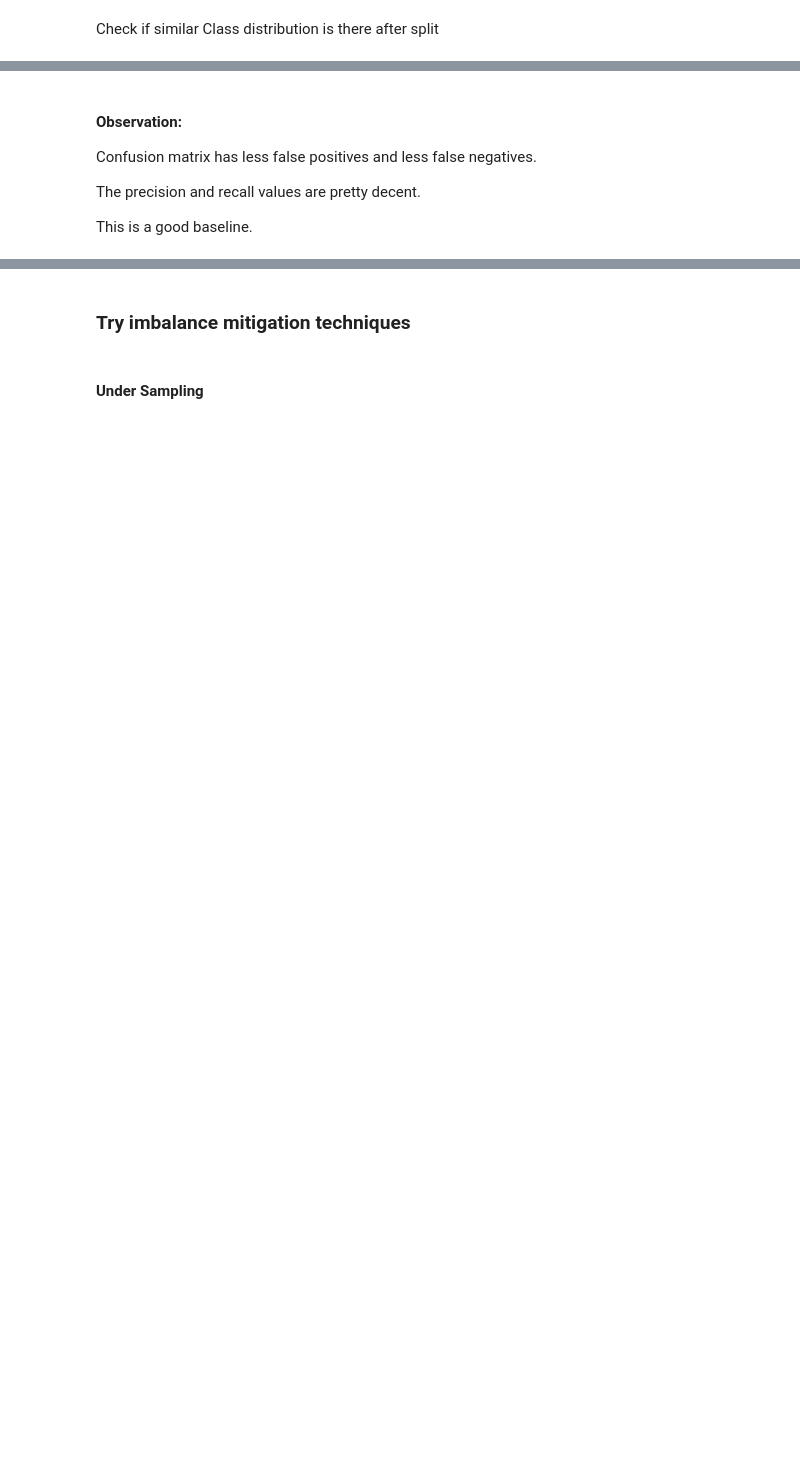
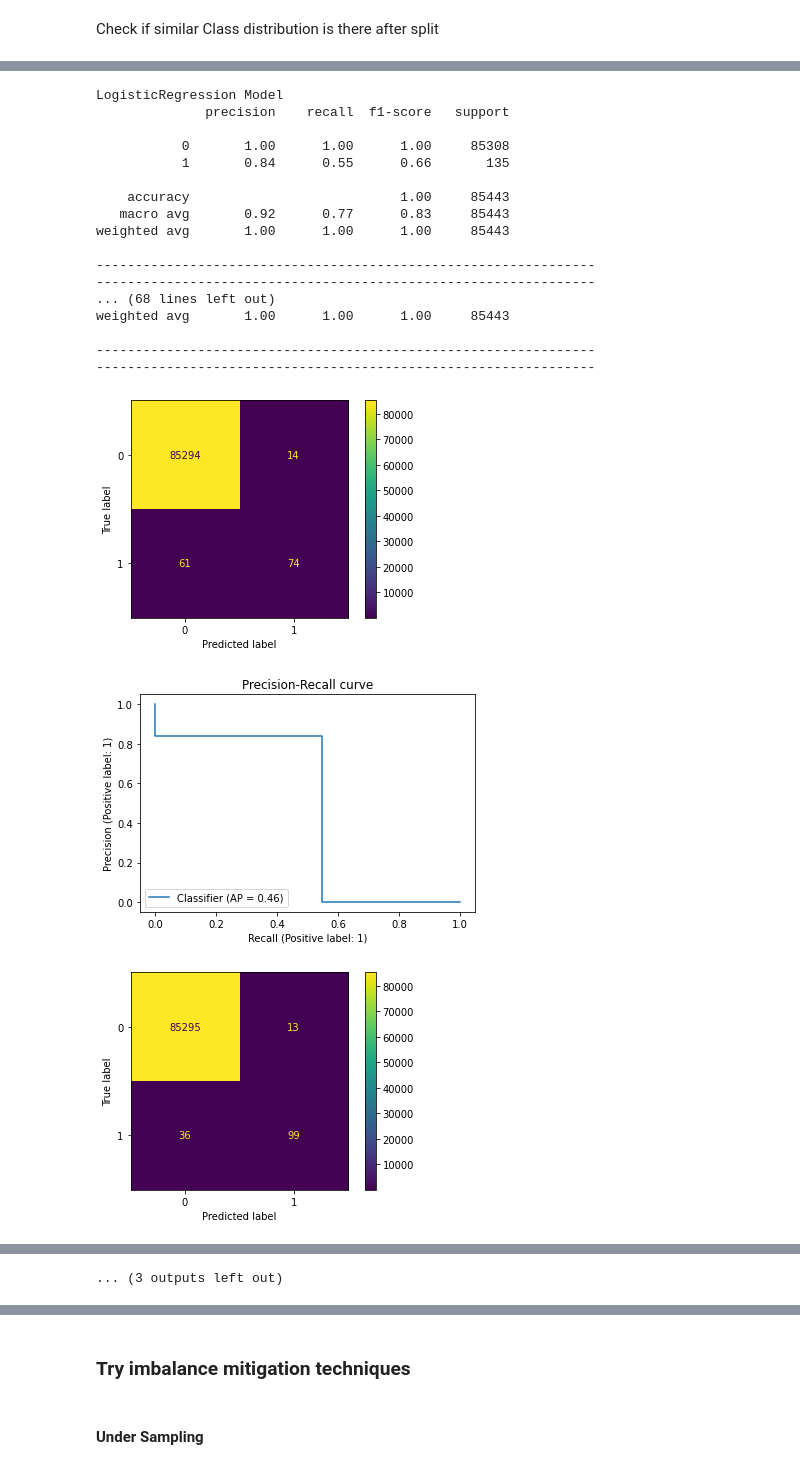
Before and after one commit to PadmakarDeshpande/ML_projects, a Jupyter notebook: Credit_Card_Fraud_Detection/Code.ipynb, the cells around one changed output, grey strips where cells are left out. Cells and saved outputs as stored; diff of their text form; code cells hidden in the pictures; blank space fills up the shorter version.

Commit message:
Added more models, streamlined pipeline

```diff
--- a/Credit_Card_Fraud_Detection/Code.ipynb
+++ b/Credit_Card_Fraud_Detection/Code.ipynb
@@ -277,4 +280,0 @@ weighted avg       1.00      1.00      1.00     85443
-# %%
-svc = SVC()
-svc.fit(X_train, y_train)
-y_pred = svc.predict(X_test)
@@ -296,4 +280,0 @@ weighted avg       1.00      1.00      1.00     85443
-# %%
-mlp = MLPClassifier()
-mlp.fit(X_train, y_train)
-y_pred = mlp.predict(X_test)
@@ -337,7 +281,57 @@ weighted avg       1.00      1.00      1.00     85443
-# %% [markdown]
-#### Observation:
-Confusion matrix has less false positives and less false negatives.
-
-The precision and recall values are pretty decent.
-
-This is a good baseline.
+# %%
+def train_test_compare(X_train, y_train, X_test, y_test):
+
+    models_used = []
+    training_acc = []
+    testing_acc = []
+    training_ap = []
+    testing_ap = []
+
+    for model, clf in training_models.items():
+        clf.fit(X_train, y_train)
+        y_pred = clf.predict(X_test)
+        test_acc = accuracy_score(y_test, y_pred)
+        test_ap = average_precision_score(y_test, y_pred)
+        train_pred =  clf.predict(X_train)
+        train_acc = accuracy_score(y_train, train_pred)
+        train_ap = average_precision_score(y_train, train_pred)
+
+        print(model, 'Model')
+        show_performance(y_test, y_pred)
+        print('----------------------------------------------------------------')
+        print('----------------------------------------------------------------')
+
+        models_used.append(model)
+        training_acc.append(train_acc)
+        testing_acc.append(test_acc)
+        training_ap.append(train_ap)
+        testing_ap.append(test_ap)
+
+
+    results = pd.DataFrame({"model": models_used, "train_accuracy": training_acc, "test_acc": testing_acc, "train_AP": training_ap,
+                           "test_AP":testing_ap})
+
+    return results
+# %%
+results = train_test_compare(X_train, y_train, X_test, y_test)
+# %% [output]
+LogisticRegression Model
+              precision    recall  f1-score   support
+
+           0       1.00      1.00      1.00     85308
+           1       0.84      0.55      0.66       135
+
+    accuracy                           1.00     85443
+   macro avg       0.92      0.77      0.83     85443
+weighted avg       1.00      1.00      1.00     85443
+
+----------------------------------------------------------------
+----------------------------------------------------------------
+... (68 lines left out)
+weighted avg       1.00      1.00      1.00     85443
+
+----------------------------------------------------------------
+----------------------------------------------------------------
+[figure, added]
+[figure, added]
+[figure, added]
@@ -343,0 +346 @@ This is a good baseline.
+... (3 outputs left out)
```
Also changed, not shown: parts of 74 cells of this notebook.
